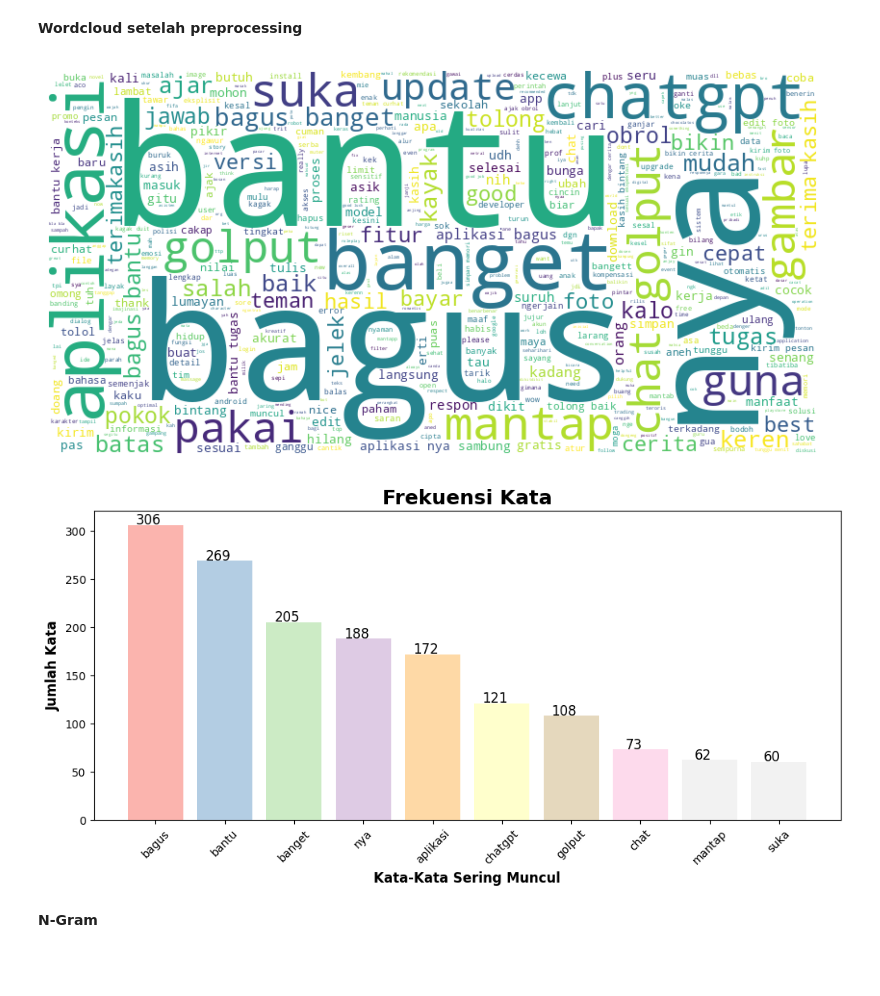
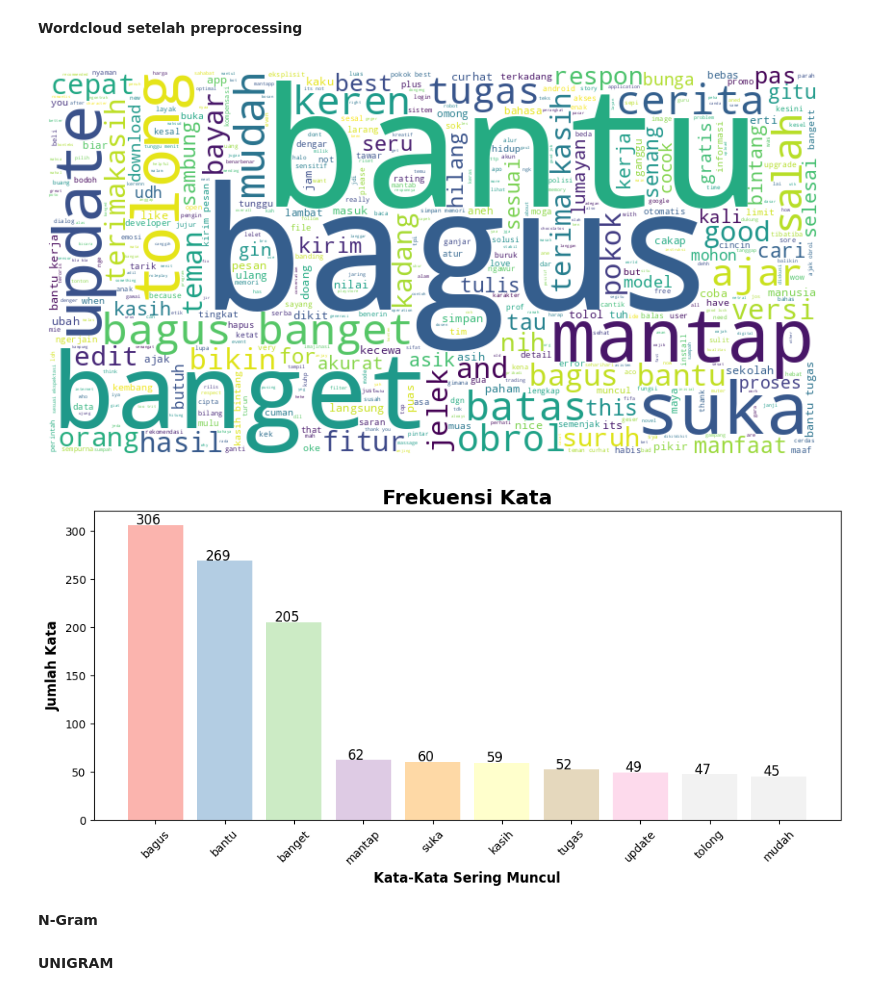
Before and after one commit to 8anisyamaura/Analisis_Ulasan_ChatGPT_App, a Jupyter notebook: CPMK-2/Preprocessing_Review_aplikasi_ChatGPT.ipynb, the cells around one changed output. Saved outputs shown, nothing was run; the diff lists cells and outputs as text; code cells hidden in the pictures; blank space fills up the shorter version.

```diff
--- a/CPMK-2/Preprocessing_Review_aplikasi_ChatGPT.ipynb
+++ b/CPMK-2/Preprocessing_Review_aplikasi_ChatGPT.ipynb
@@ -307,6 +307,13 @@ stop_words = stopwords.words('indonesian')
 [nltk_data] Downloading package stopwords to /root/nltk_data...
 [nltk_data]   Package stopwords is already up-to-date!
 # %%
+stop_words = set(stopwords.words('indonesian'))
+stop_words.update([
+    'https', 'chatgpt', 'co', 'RT', '...', 'amp',
+    'lu', 'deh', 'fyp', 'ya', 'nya', 'gue', 'sih',
+    'chat', 'kalo', 'gambar', 'foto','golput','aplikasi','the','pakai','kayak', 'duit', 'kagak'
+])
+
 def remove_stopwords(text):
     return [word for word in text if word not in stop_words]
 
@@ -371,27 +376,21 @@ memory usage: 154.3+ KB
 # %%
 # Menggabungkan teks dari kolom 'steming_data'
 text = ' '.join(df['steming_data'].astype(str).tolist())
 
-stopwords = set(STOPWORDS)
-stopwords.update(['https', 'co', 'RT', '...', 'amp','lu','deh','fyp', 'ya', 'gue', 'sih'])
-
-wc = WordCloud(stopwords=stopwords, background_color="white", max_words=500, width=800, height=400)
+wc = WordCloud(stopwords=stop_words, background_color="white", max_words=500, width=800, height=400)
 
 wc.generate(text)
 
 plt.figure(figsize=(10, 5))
 plt.imshow(wc, interpolation='bilinear')
 plt.axis("off")
 plt.show()
 # %% [output]
-[figure, old version]
+[figure, new version]
 # %%
 text = " ".join(df["steming_data"])
 
-stopwords = set(STOPWORDS)
-stopwords.update(['https', 'co', 'RT', '...', 'amp','lu','deh','fyp', 'ya', 'gue', 'sih'])
-
-tokens = [word for word in text.split() if word not in stopwords]
+tokens = [word for word in text.split() if word not in stop_words]
 word_counts = Counter(tokens)
 
 top_words = word_counts.most_common(10)
@@ -414,7 +413,7 @@ for bar, num in zip(bars, count):
 # Menampilkan plot
 plt.show()
 # %% [output]
-[figure, old version]
+[figure, new version]
 # %% [markdown]
 **N-Gram**
 # %%
@@ -441,4 +449,6 @@ def plot_ngrams(ngrams_data, title):
     plt.gca().invert_yaxis()
     plt.show()
+# %% [markdown]
+**UNIGRAM**
 # %%
 # Unigram
```
Also changed, not shown: parts of 9 cells of this notebook.
